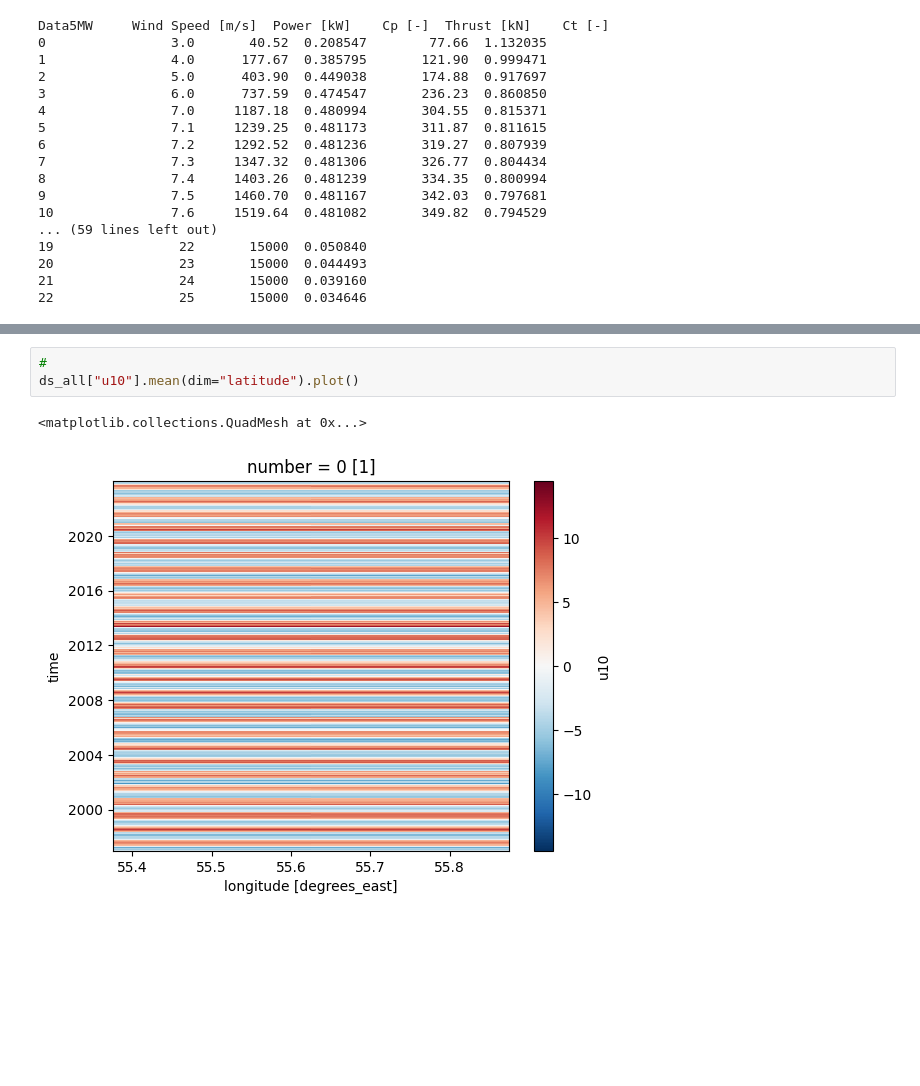
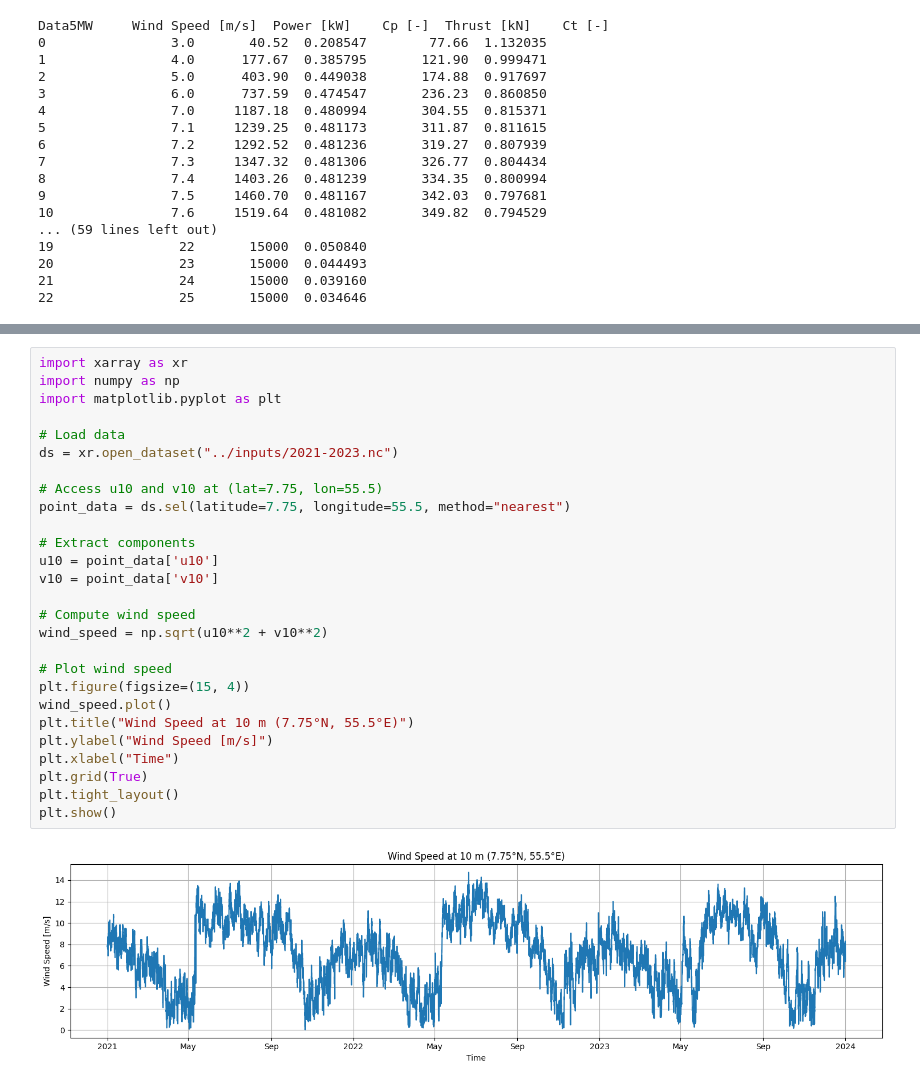
Before and after one commit to DTUWindEducation/final-project-brunchyy, a Jupyter notebook: examples/load_parse_inputs.ipynb, the cells around one changed output, grey strips where cells are left out. Saved outputs shown, nothing was run; the diff lists cells and outputs as text; blank space fills up the shorter version.

Commit message:
plotting for different heights the time and wind speed correcting errors

```diff
--- a/examples/load_parse_inputs.ipynb
+++ b/examples/load_parse_inputs.ipynb
@@ -110,6 +98,29 @@ ds_all["u10"].mean(dim="valid_time").plot()
-# %%
-#
-ds_all["u10"].mean(dim="latitude").plot()
-# %% [output]
-<matplotlib.collections.QuadMesh at 0x...>
-[figure, removed]
+# %%
+import xarray as xr
+import numpy as np
+import matplotlib.pyplot as plt
+
+# Load data
+ds = xr.open_dataset("../inputs/2021-2023.nc")
+
+# Access u10 and v10 at (lat=7.75, lon=55.5)
+point_data = ds.sel(latitude=7.75, longitude=55.5, method="nearest")
+
+# Extract components
+u10 = point_data['u10']
+v10 = point_data['v10']
+
+# Compute wind speed
+wind_speed = np.sqrt(u10**2 + v10**2)
+
+# Plot wind speed
+plt.figure(figsize=(15, 4))
+wind_speed.plot()
+plt.title("Wind Speed at 10 m (7.75°N, 55.5°E)")
+plt.ylabel("Wind Speed [m/s]")
+plt.xlabel("Time")
+plt.grid(True)
+plt.tight_layout()
+plt.show()
+# %% [output]
+[figure, added]
```
Also changed, not shown: parts of 4 cells of this notebook, 3 other files.
